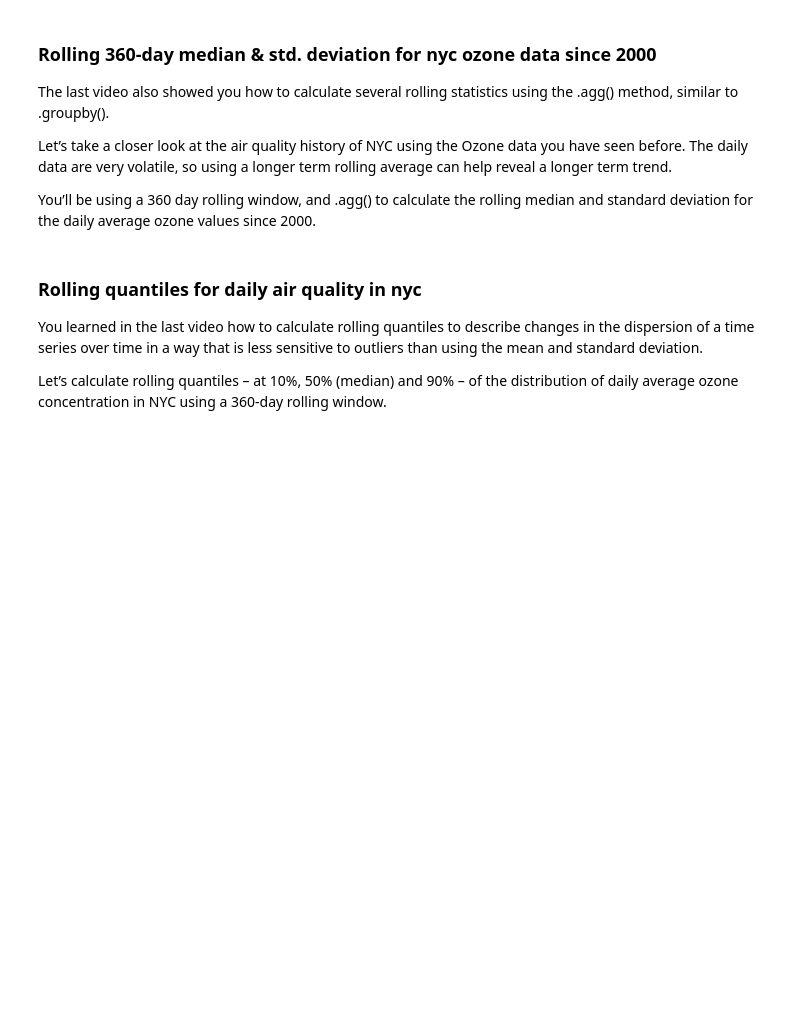
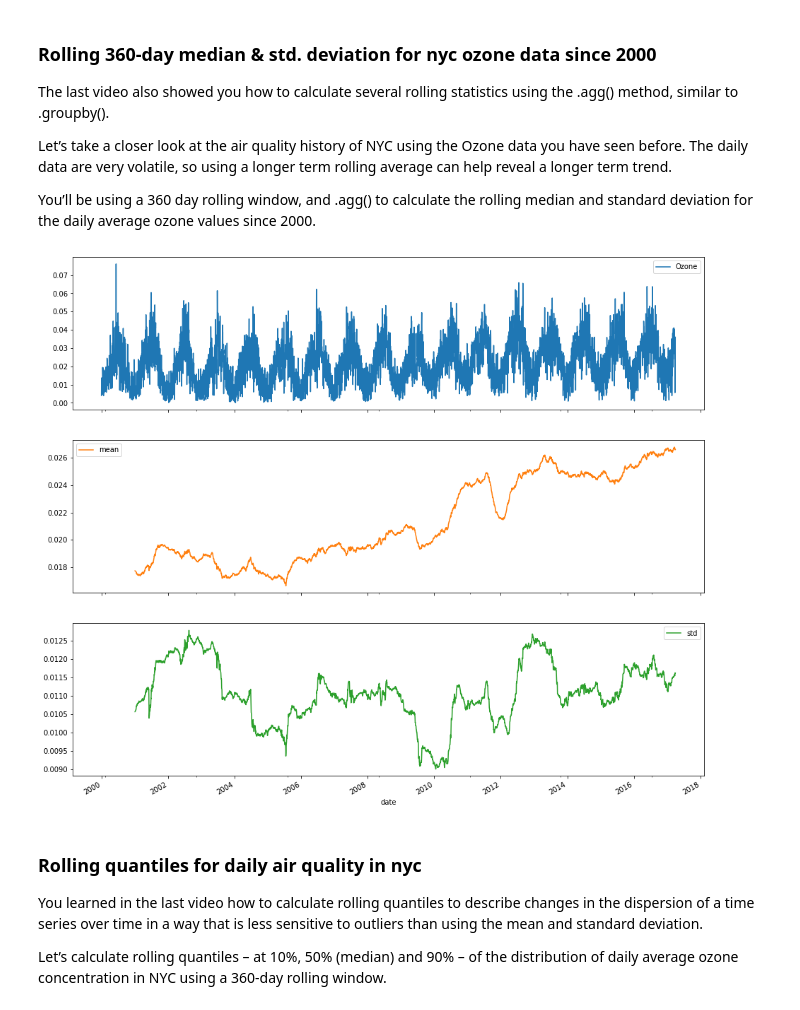
Before and after one commit to kprakhar27/Manipulating-Time-Series-Data, a Jupyter notebook: Window Functions - Rolling & Expanding Metrics.ipynb, the cells around one changed output. Drawn from its saved outputs; the diff is of its cells as text; code cells hidden in the pictures; blank space fills up the shorter version.

```diff
--- a/Window Functions - Rolling & Expanding Metrics.ipynb
+++ b/Window Functions - Rolling & Expanding Metrics.ipynb
@@ -16,6 +42,21 @@ The last video also showed you how to calculate several rolling statistics using
 Let’s take a closer look at the air quality history of NYC using the Ozone data you have seen before. The daily data are very volatile, so using a longer term rolling average can help reveal a longer term trend.
 
 You’ll be using a 360 day rolling window, and .agg() to calculate the rolling median and standard deviation for the daily average ozone values since 2000.
+# %%
+# Import and inspect ozone data here
+data = pd.read_csv('Data/air_quality/ozone_nyc.csv', parse_dates=['date'], index_col='date').dropna()
+# %%
+# Calculate the rolling mean and std here
+rolling_stats = data.Ozone.rolling(360).agg(['mean', 'std'])
+
+# Join rolling_stats with ozone data
+stats = data.join(rolling_stats)
+# %%
+# Plot stats
+stats.plot(subplots=True,figsize=(16,15))
+plt.show()
+# %% [output]
+[figure, added]
 # %% [markdown]
 ### Rolling quantiles for daily air quality in nyc
 You learned in the last video how to calculate rolling quantiles to describe changes in the dispersion of a time series over time in a way that is less sensitive to outliers than using the mean and standard deviation.
```
Also changed, not shown: parts of 33 cells of this notebook.
